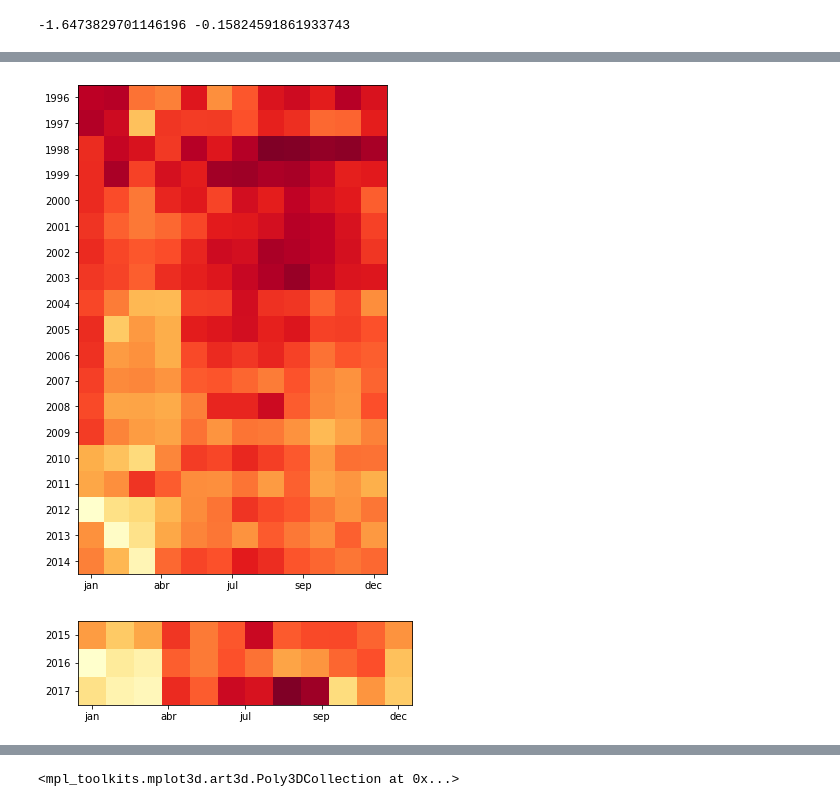
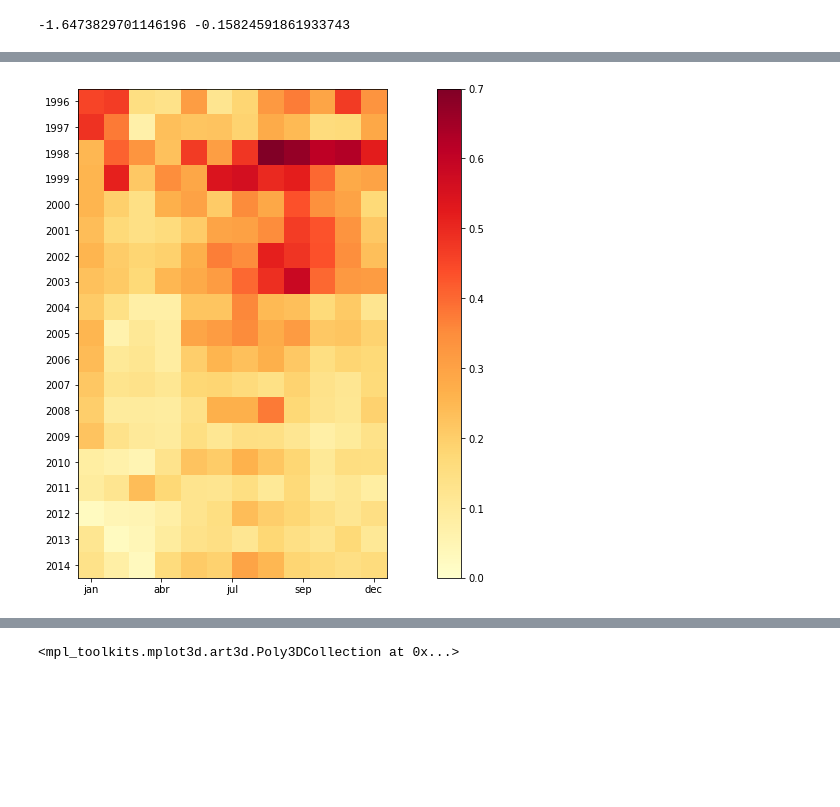
Before and after one commit to castorgit/Predictive_Analytics, a Jupyter notebook: Malaria_model/01_Malaria_file_analysis.ipynb, the cells around one changed output, grey strips where cells are left out. Cells and saved outputs as stored; diff of their text form; code cells hidden in the pictures; blank space fills up the shorter version.

Commit message:
vmin vmax

```diff
--- a/Malaria_model/01_Malaria_file_analysis.ipynb
+++ b/Malaria_model/01_Malaria_file_analysis.ipynb
@@ -55,30 +43,13 @@ plt.show()
-# %%
-arr_2 = arr[:,3].reshape(19,12)
-fig, ax = plt.subplots(figsize=(18,9))
-ax.imshow(arr_2, cmap='YlOrRd', interpolation='nearest')
-
-N=5
-plt.xticks(np.linspace(0, 11, N), ['jan','abr','jul','sep','dec'])
-plt.yticks(np.arange(0, 19, 1), years)
-
-plt.show()
-# %% [output]
-[figure, removed]
-# %%
-years_val = ['2015', '2016', '2017']
-df_val['logpreP'] = np.log10(df_val['preP'])
-df3 = df_val[['year', 'month', 'preP', 'logpreP']].copy()
-arr3 = df3.to_numpy()
-arr_3 = arr3[:,2].reshape(3,12)
-
-# Validation figure
-fig, ax = plt.subplots(figsize=(6,3))
-ax.imshow(arr_3, cmap='YlOrRd', interpolation='nearest')
-
-N=5
-plt.xticks(np.linspace(0, 11, N), ['jan','abr','jul','sep','dec'])
-plt.yticks(np.arange(0, 3, 1), years_val)
-
-plt.show()
-# %% [output]
-[figure, removed]
+# %%
+arr_1 = arr[:,2].reshape(19,12)
+fig, ax = plt.subplots(figsize=(18,9))
+im = ax.imshow(arr_1, cmap='YlOrRd', interpolation='nearest',vmin=0, vmax=0.7)
+
+N=5
+plt.xticks(np.linspace(0, 11, N), ['jan','abr','jul','sep','dec'])
+plt.yticks(np.arange(0, 19, 1), years)
+
+plt.colorbar(im)
+plt.show()
+# %% [output]
+[figure, added]
```
Also changed, not shown: parts of 3 cells of this notebook.
